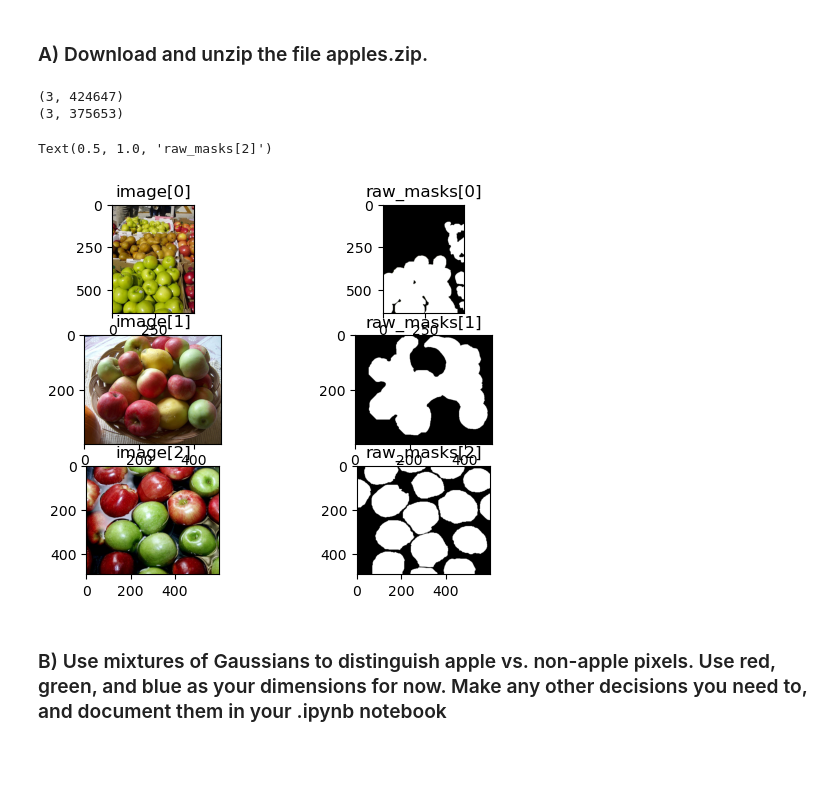
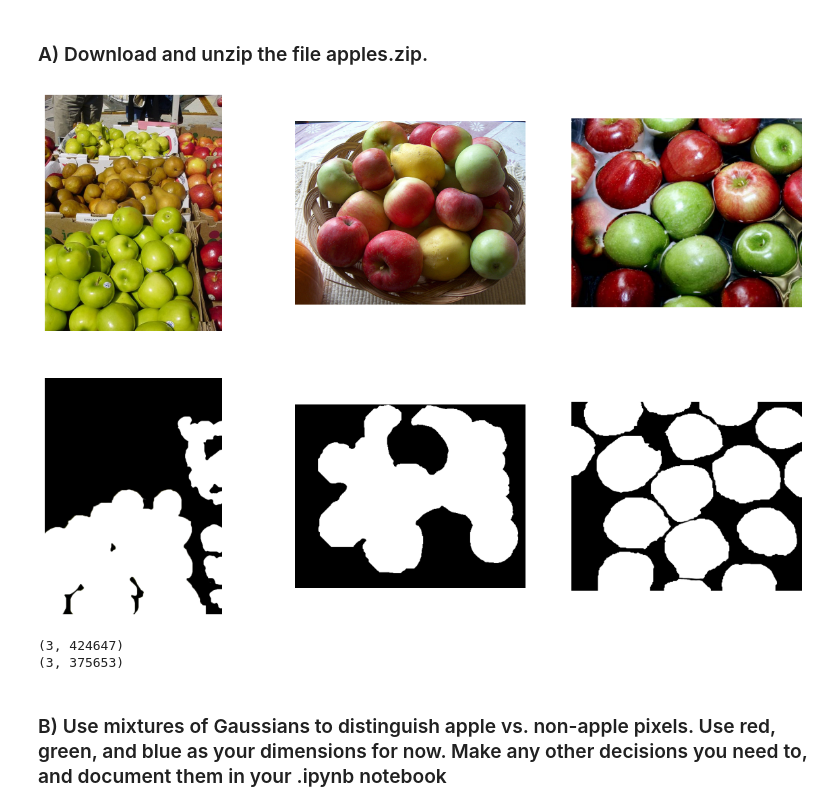
Before and after one commit to swirling-wind/MachineVision_CourseWork01, a Jupyter notebook: practicalMixGauss_Apples.ipynb, the cells around one changed output. Drawn from its saved outputs; the diff is of its cells as text; code cells hidden in the pictures; blank space fills up the shorter version.

```diff
--- a/practicalMixGauss_Apples.ipynb
+++ b/practicalMixGauss_Apples.ipynb
@@ -5,4 +5,35 @@ import matplotlib.pyplot as plt
 from scipy.stats import multivariate_normal
 # %% [markdown]
 ### A) Download and unzip the file apples.zip.
+# %%
+image_list = []
+raw_masks = []
+
+# load images
+image_files = glob.glob("apples/*.jpg")
+image_files.sort()
+for cur_img in image_files:
+    image = plt.imread(cur_img)
+    image_list.append(image)
+# load masks
+mask_files = glob.glob("apples/*.png")
+mask_files.sort()
+for cur_mask in mask_files:
+    raw = plt.imread(cur_mask)
+    if raw.shape[-1] == 4:
+        raw = np.delete(raw, -1, axis=-1)
+    raw_masks.append(raw)
+
+fig, axs = plt.subplots(2, 3, figsize=(15, 10))
+axs = axs.flatten()
+
+for i in range(len(image_list)):
+    axs[i].imshow(image_list[i])
+    axs[i+3].imshow(raw_masks[i])
+    axs[i].axis('off')
+    axs[i+3].axis('off')
+
+plt.show()
+# %% [output]
+[figure, added]
 # %%
@@ -43,23 +56,6 @@ print(non_apple_pixels.shape)
 # %% [output]
 (3, 424647)
 (3, 375653)
-# %%
-_, ((ax11, ax12), (ax21, ax22), (ax31, ax32)) = plt.subplots(3, 2)
-ax11.imshow(image_list[0])
-ax11.set_title('image[0]')
-ax12.imshow(raw_masks[0])
-ax12.set_title('raw_masks[0]')
-ax21.imshow(image_list[1])
-ax21.set_title('image[1]')
-ax22.imshow(raw_masks[1])
-ax22.set_title('raw_masks[1]')
-ax31.imshow(image_list[2])
-ax31.set_title('image[2]')
-ax32.imshow(raw_masks[2])
-ax32.set_title('raw_masks[2]')
-# %% [output]
-Text(0.5, 1.0, 'raw_masks[2]')
-[figure, removed]
 # %% [markdown]
 ### B) Use mixtures of Gaussians to distinguish apple vs. non-apple pixels. Use red, green, and blue as your dimensions for now. Make any other decisions you need to, and document them in your .ipynb notebook
 # %%
```
Also changed, not shown: parts of 11 cells of this notebook.
